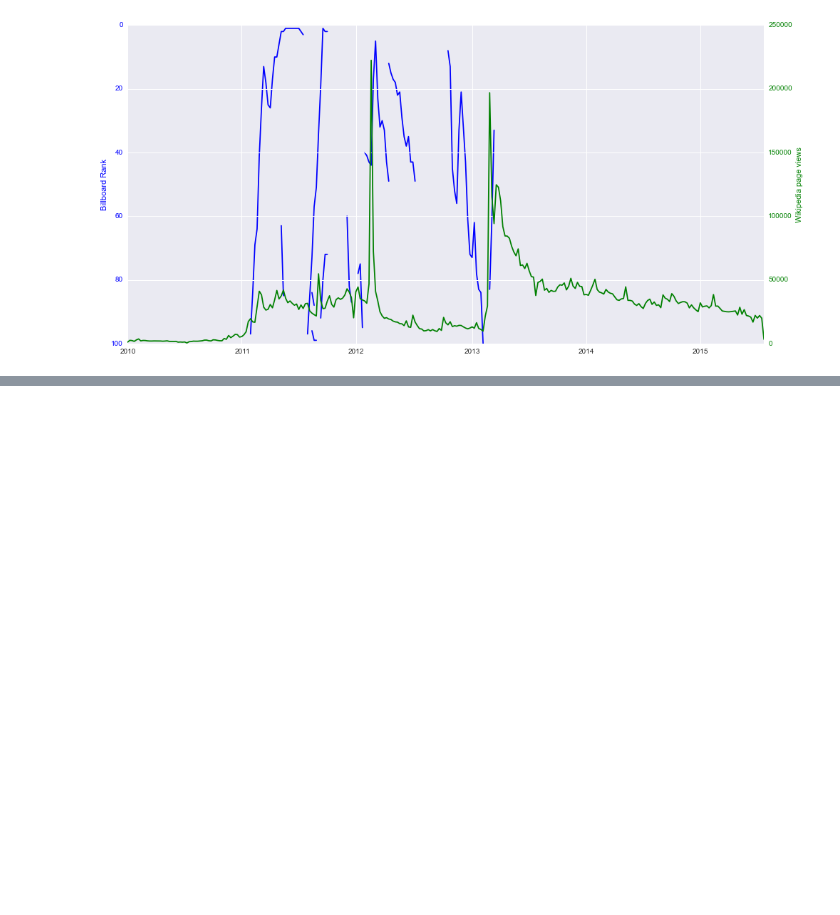
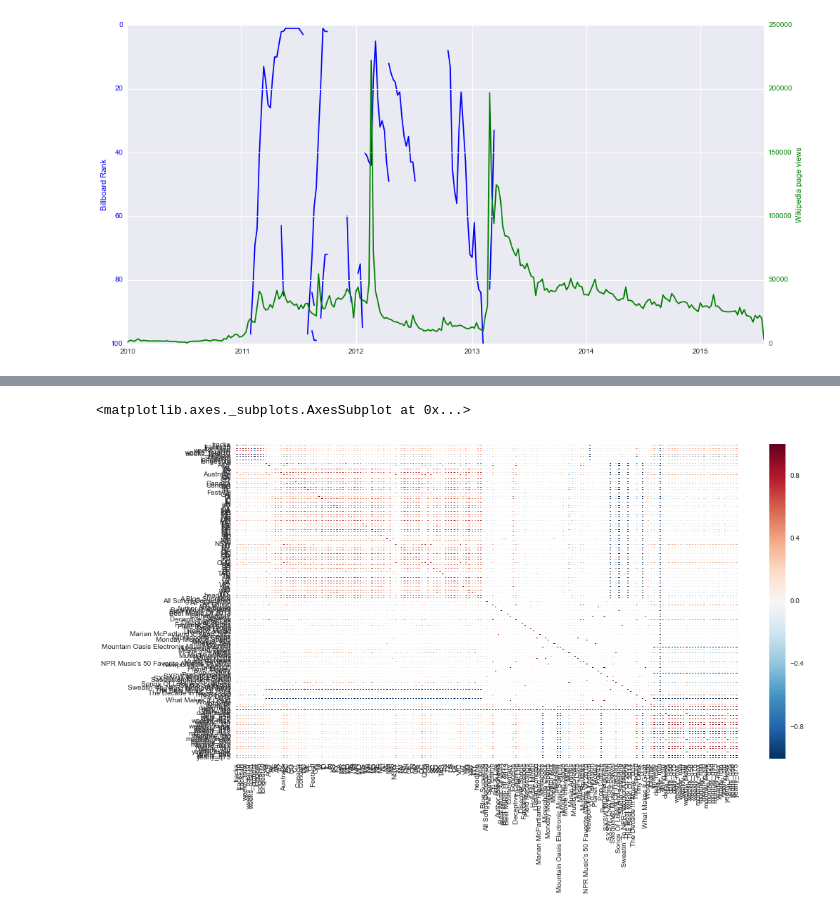
Before and after one commit to trxw/CDIPS_PandoraTeam, a Jupyter notebook: analysis.ipynb, the cells around one changed output, grey strips where cells are left out. Saved outputs shown, nothing was run; the diff lists cells and outputs as text; code cells hidden in the pictures; blank space fills up the shorter version.

```diff
--- a/analysis.ipynb
+++ b/analysis.ipynb
@@ -682,6 +720,7 @@ artist_tracks = pickle.load( open( "timeseries/artist_tracks_dict.p", "rb" ) )
 
 npr_stats = pd.DataFrame.from_csv('timeseries/npr_stats.csv',index_col='artist')
 concert_stats = pd.DataFrame.from_csv('timeseries/concert_stats.csv',index_col='artist')
+wiki_stats = pd.DataFrame.from_csv('timeseries/wiki_stats.csv',index_col='artist')
 billboard_artist_stats_consistent = pd.DataFrame.from_csv('timeseries/billboard_artist_stats.csv',index_col='artist')
 billboard_track_stats = pd.DataFrame.from_csv('timeseries/billboard_track_stats.csv',index_col='track_id')
 # %%
@@ -943,0 +1074,19 @@ plt.ylabel('frequency')
+# %%
+# correlations on aggregated data
+stats = pd.DataFrame(artists.artist_name_clean)
+stats = pd.merge(stats, billboard_artist_stats_consistent.iloc[:,:10],how='left',left_on='artist_name_clean',right_index=True)
+stats = pd.merge(stats,concert_stats,how='left',left_on='artist_name_clean',right_index=True,suffixes=('','concerts'))
+stats = pd.merge(stats,npr_stats,how='left',left_on='artist_name_clean',right_index=True,suffixes=('','npr'))
+stats = pd.merge(stats,wiki_stats,how='left',left_on='artist_name_clean',right_index=True,suffixes=('','wiki'))
+stats = stats.set_index(stats.artist_name_clean)
+stats = stats.iloc[:,1:]
+# %%
+agg_corr = stats.corr(method='spearman')
+sns.heatmap(agg_corr)
+
+# summary: billboard, concert and wiki statistics are all highly self correlated.
+# npr shows are non (in general) closely correlated with each other.
+# more uniform correlation of billboard with (most) wikipedia and concert statistics, but only specifc npr shows.
+# %% [output]
+<matplotlib.axes._subplots.AxesSubplot at 0x...>
+[figure, added]
```
Also changed, not shown: parts of 30 cells of this notebook, 1 other file.
